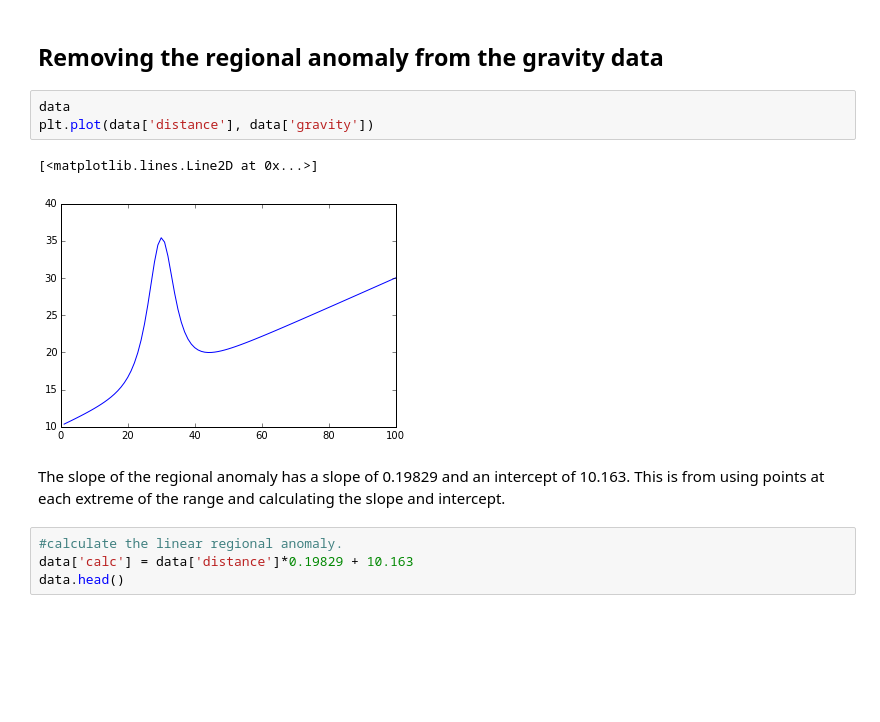
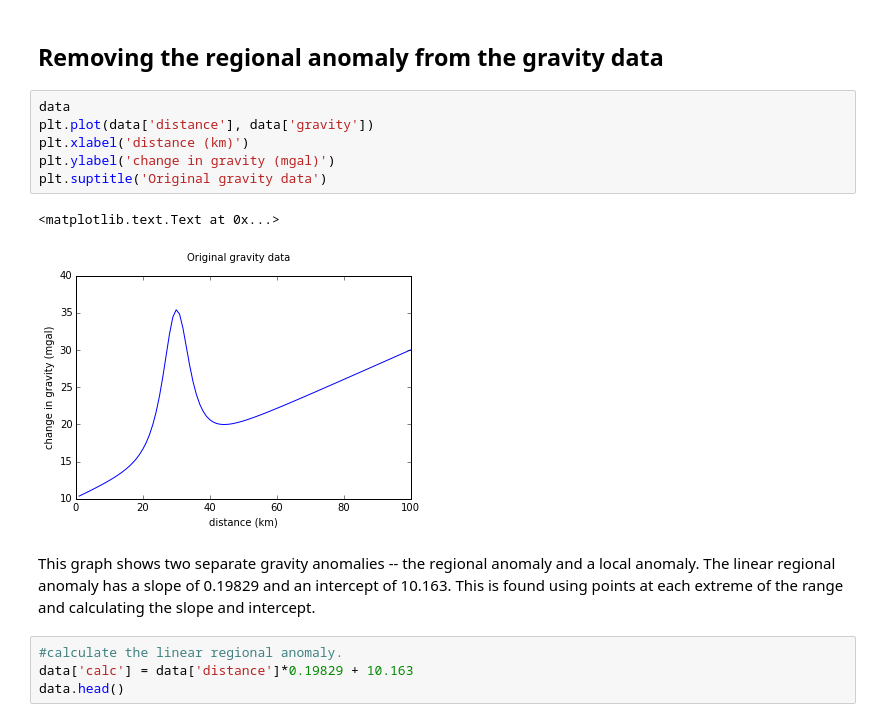
Before and after one commit to CERI-7211-8211-GlobalGeophysics/homework1-setting-up-a-version-controlled-repository-elizabethgilmour, a Jupyter notebook: Geophysics Homework 1 - Gilmour.ipynb, the cells around one changed output. Cells and saved outputs as stored; diff of their text form; blank space fills up the shorter version.

Commit message:
I added equations and changed the plots.

```diff
--- a/Geophysics Homework 1 - Gilmour.ipynb
+++ b/Geophysics Homework 1 - Gilmour.ipynb
@@ -20,11 +20,14 @@ data.head()
 # %%
 data
 plt.plot(data['distance'], data['gravity'])
+plt.xlabel('distance (km)')
+plt.ylabel('change in gravity (mgal)')
+plt.suptitle('Original gravity data')
 # %% [output]
-[<matplotlib.lines.Line2D at 0x...>]
+<matplotlib.text.Text at 0x...>
-[figure, old version]
+[figure, new version]
 # %% [markdown]
-The slope of the regional anomaly has a slope of 0.19829 and an intercept of 10.163. This is from using points at each extreme of the range and calculating the slope and intercept.
+This graph shows two separate gravity anomalies -- the regional anomaly and a local anomaly. The linear regional anomaly has a slope of 0.19829 and an intercept of 10.163. This is found using points at each extreme of the range and calculating the slope and intercept.
 # %%
 #calculate the linear regional anomaly.
 data['calc'] = data['distance']*0.19829 + 10.163
```
Also changed, not shown: parts of 9 cells of this notebook.
